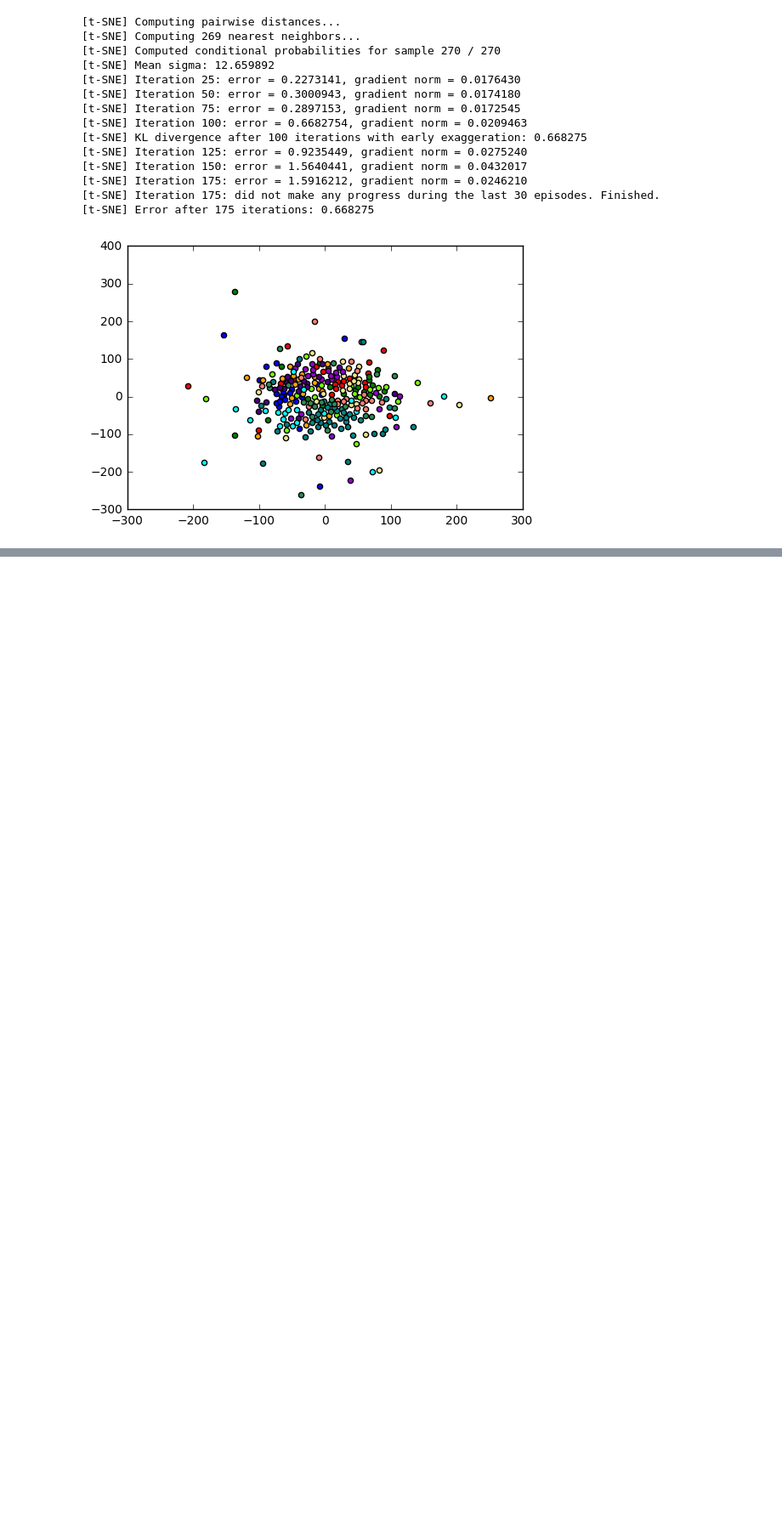
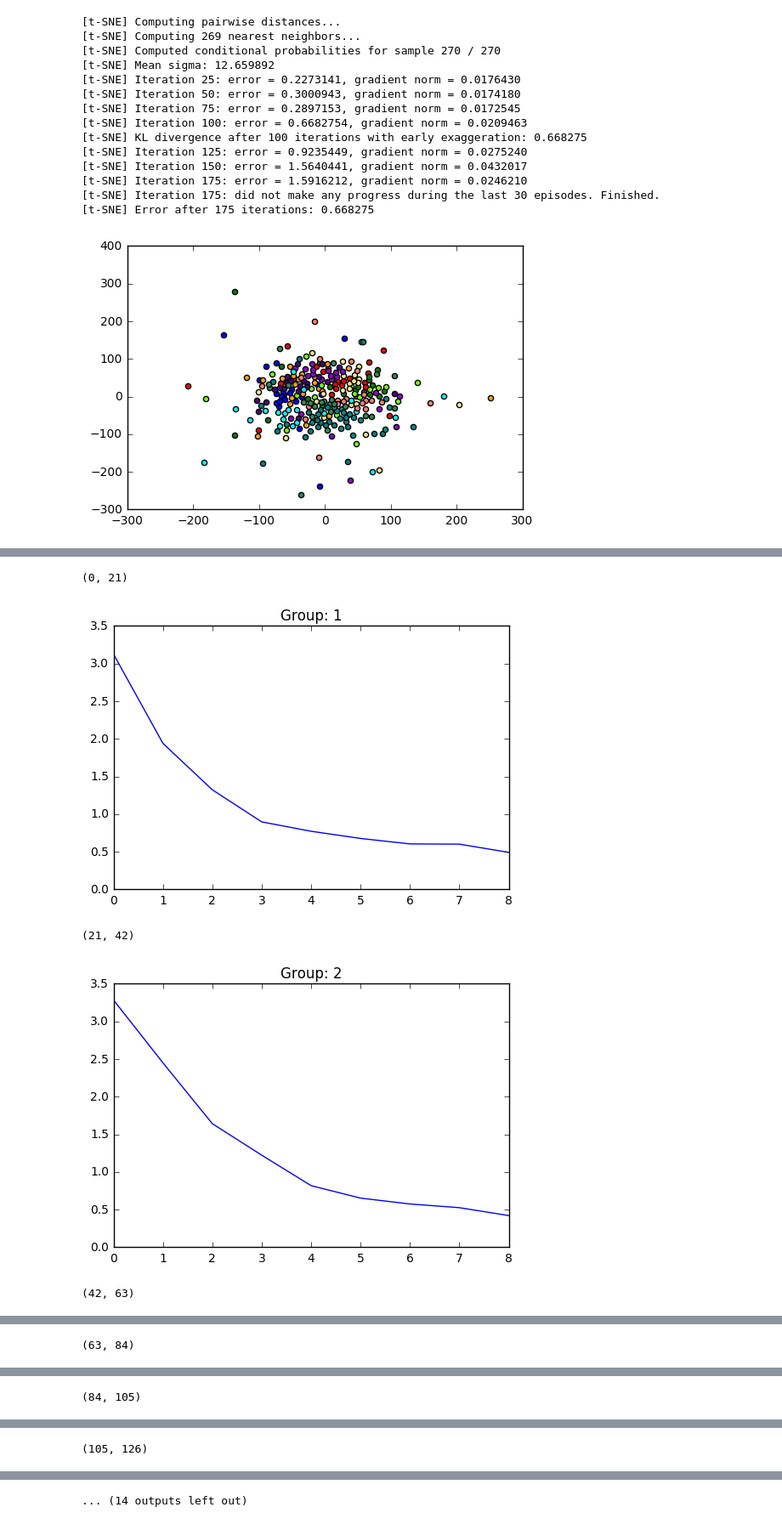
Before and after one commit to sabersf/Nanomaterials, a Jupyter notebook: Clustering.ipynb, the cells around one changed output, grey strips where cells are left out. Shown: that part at 85% size. Saved outputs shown, nothing was run; the diff lists cells and outputs as text; code cells hidden in the pictures; blank space fills up the shorter version.

```diff
--- a/Clustering.ipynb
+++ b/Clustering.ipynb
@@ -313,0 +409,11 @@ plt.show()
+# %%
+num_clusters = 3
+cent, var = initial[num_clusters-1]
+#use vq() to get as assignment for each obs.
+assignment,cdist = cluster.vq.vq(data_set_new[begin_group:end_group],cent)
+#plt.scatter(vis_x, vis_y, c=assignment)
+#plt.show()
+# %%
+clusters_kmeans = [[] for _ in range(num_clusters)]
+for i in range(len(assignment)):
+    clusters_kmeans[ assignment[i] ].append(labels[i + (group*21)])
@@ -313,0 +440,32 @@ plt.show()
+# %%
+kmeans_file = open('k-means.txt', 'w')
+
+for group in range(13):
+    begin_group =  group*21
+    end_group = (group + 1) * 21
+    print(begin_group, end_group)
+
+    initial = [cluster.vq.kmeans(data_set_new[begin_group:end_group],i) for i in range(1,10)]
+    plt.plot([var for (cent,var) in initial])
+    plt.title("Group: %d"%(group+1))
+    plt.show()
+
+    num_clusters = 3
+    cent, var = initial[num_clusters-1]
+    assignment,cdist = cluster.vq.vq(data_set_new[begin_group:end_group],cent)
+
+    clusters_kmeans = [[] for _ in range(num_clusters)]
+    for i in range(len(assignment)):
+        clusters_kmeans[ assignment[i] ].append(labels[i + (group*21)])
+
+    kmeans_file.writelines('Group: %d\n'%group)
+    for i in range(num_clusters):
+        kmeans_file.write("Cluster %d: %s "%(i+1, " , ".join(clusters_kmeans[i])))
+        kmeans_file.write("\n")
+kmeans_file.close()
+# %% [output]
+(0, 21)
+[figure, added]
+(21, 42)
+[figure, added]
+(42, 63)
@@ -313,0 +473 @@ plt.show()
+(63, 84)
@@ -313,0 +475 @@ plt.show()
+(84, 105)
@@ -313,0 +477 @@ plt.show()
+(105, 126)
@@ -313,0 +479 @@ plt.show()
+... (14 outputs left out)
```
Also changed, not shown: parts of 14 cells of this notebook.
